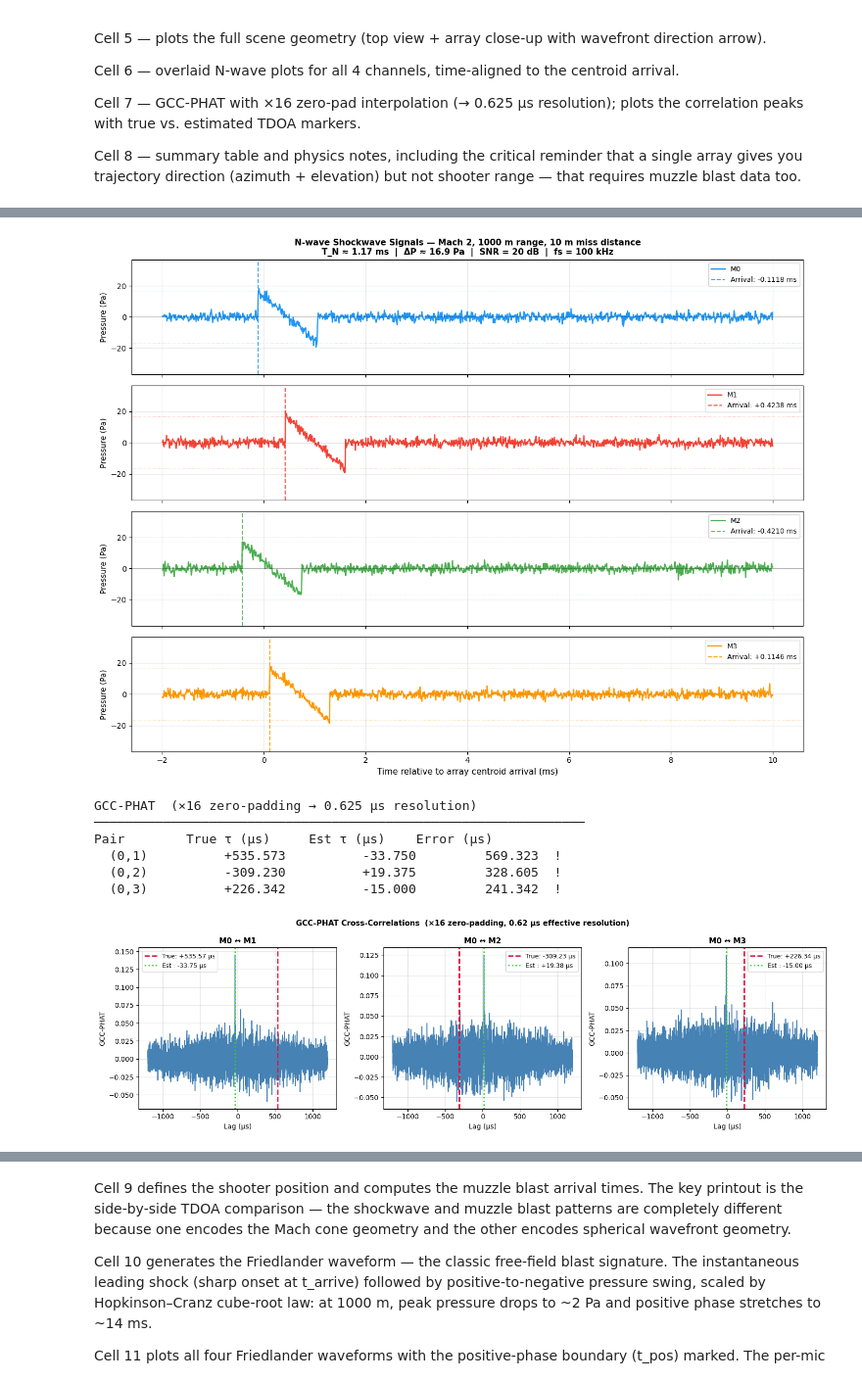
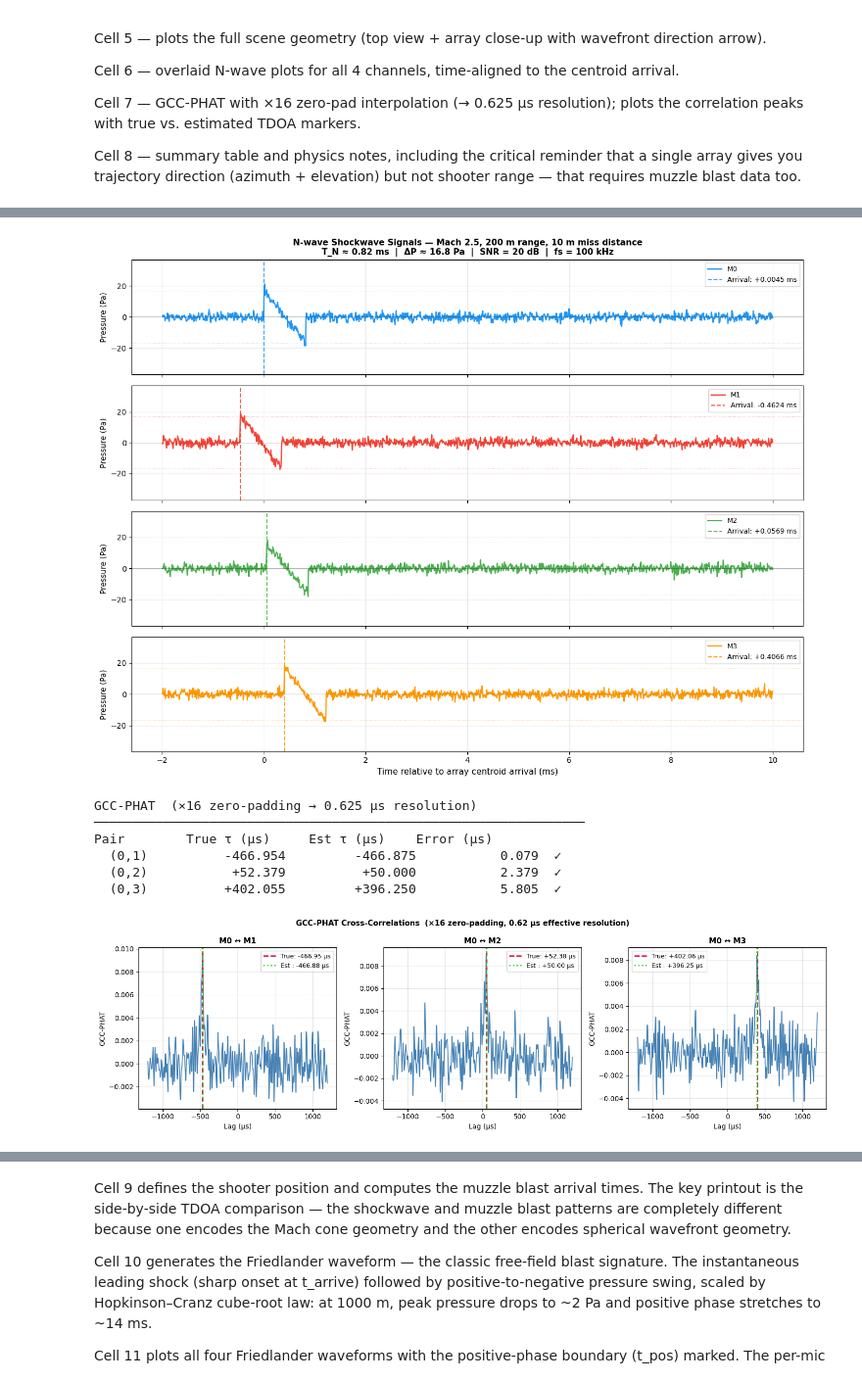
Before and after one commit to rizki-ap/Gunshot-Locator, a Jupyter notebook: shockwave_muzzle_claude.ipynb, the cells around one changed output, grey strips where cells are left out. Shown at 98% size. Saved outputs shown, nothing was run; the diff lists cells and outputs as text; code cells hidden in the pictures.

```diff
--- a/shockwave_muzzle_claude.ipynb
+++ b/shockwave_muzzle_claude.ipynb
@@ -32,7 +32,7 @@ C     = 343.0      # Speed of sound (m/s) — ISA sea level
 P_ATM = 101325.0   # Atmospheric pressure (Pa)
 
 # ── Bullet — 7.62×51 NATO at Mach 3 ──────────────────────────────────────────
-M        = 2      # Mach number
+M        = 2.5      # Mach number
 L_BULLET = 0.028    # Projectile length (m)  ← scales N-wave duration
 V_BULLET = M * C    # Bullet speed (m/s)
 
@@ -50,18 +50,18 @@ FS      = 100_000     # Sample rate (Hz)
 #
 #   Y
 #   │        • shooter (−1000, 0)
-#   │          ─────────────────────────────→ Mach 3
-#   │                                 (y = 50 m offset)
+#   │          ─────────────────────────────→ Mach 2
+#   │                                 (y = 10 m offset)
 #   0────────────────────────────────── X
 #  array (0,0,0)
-RANGE  = 1000.0
-Y_MISS = 10.0      # bullet clears array by 50 m laterally
+RANGE  = 200.0
+Y_MISS = 10.0      # bullet clears array by 10 m laterally
 
 BULLET_ORIGIN = np.array([-RANGE, Y_MISS, 0.0])
 V_HAT         = np.array([ 1.0,   0.0,   0.0])
 
 print(f"Bullet         : Mach {M} = {V_BULLET:.0f} m/s")
-print(f"Mach angle µ   : {np.degrees(MU):.2f}°")
-print(f"β = √(M²−1)   : {BETA:.4f}")
+print(f"Mach angle µ   : {np.degrees(MU):.2f}° ->Mach cone angle")
+print(f"β = √(M²−1)   : {BETA:.4f}  ->Mach wave parameter, represents the tangent of Mach angle")
 print(f"Array aperture : {L_ARRAY} m  →  max direct TDOA = {L_ARRAY/C*1e6:.1f} µs")
 # %% [output]
@@ -82,7 +82,8 @@ Array aperture : 0.3 m  →  max direct TDOA = 874.6 µs
 #  Scale by  L / (2√2)  to hit the target aperture.
 
 def make_tetrahedron(edge_length):
-    raw   = np.array([[1,1,1],[1,-1,-1],[-1,1,-1],[-1,-1,1]], dtype=float)
+#    raw   = np.array([[1,1,1],[1,-1,-1],[-1,1,-1],[-1,-1,1]], dtype=float)
+    raw=np.array([[0.000, 0.000, 1.000],[0.000, 0.943, -0.333],[ -0.816, -0.471, -0.333],[0.816, -0.471, -0.333]], dtype=float)
     scale = edge_length / np.linalg.norm(raw[0] - raw[1])   # raw edge = 2√2
     return raw * scale
 
@@ -96,7 +97,7 @@ print("\nEdge-length verification:")
 for i in range(4):
     for j in range(i+1, 4):
         d = np.linalg.norm(mic_pos[i] - mic_pos[j])
-        print(f"  M{i}–M{j}: {d:.6f} m  {'✓' if abs(d-L_ARRAY)<1e-9 else '✗'}")
+        print(f"  M{i}–M{j}: {d:.6f} m  {'✓' if abs(d-L_ARRAY)<1e-3 else '✗'}")
 
 # 3D array plot
 fig = plt.figure(figsize=(7, 6))
@@ -422,7 +423,7 @@ plt.tight_layout()
 plt.savefig('nwave_signals.png', dpi=150, bbox_inches='tight')
 plt.show()
 # %% [output]
-[figure, old version]
+[figure, new version]
 # %%
 # ╔══════════════════════════════════════════════════════════════════════════════╗
 # ║  CELL 7 — GCC-PHAT TDOA Estimation                                         ║
@@ -442,20 +443,19 @@ plt.show()
 #             method for estimation of time delay", IEEE Trans. ASSP.
 
 def gcc_phat(x1, x2, fs, interp_factor=16, max_lag_s=None):
-    n  = len(x1)
+    n = len(x1)
+    X1 = np.fft.rfft(x1, n=n)          # native resolution — no time-domain zero-pad
+    X2 = np.fft.rfft(x2, n=n)
+    G  = X2 * np.conj(X1)              # x2 relative to x1 (positive tau = x2 arrives later)
+    G /= (np.abs(G) + 1e-12)
     nf = n * interp_factor
-    X1 = np.fft.rfft(x1, n=nf)
-    X2 = np.fft.rfft(x2, n=nf)
-    G  = X1 * np.conj(X2)
-    G /= (np.abs(G) + 1e-12)                      # PHAT whitening
-    cc   = np.fft.fftshift(np.fft.irfft(G, n=nf))
+    cc = np.fft.fftshift(np.fft.irfft(G, n=nf))   # interpolation happens HERE
     lags = np.arange(-nf//2, nf//2) / (fs * interp_factor)
     if max_lag_s is None:
-        max_lag_s = 1.5 * L_ARRAY / C             # ≈ 1.31 ms generous window
-    mask     = np.abs(lags) <= max_lag_s
-    idx_peak = np.argmax(cc[mask])
-    tdoa     = lags[mask][idx_peak]
-    return tdoa, cc, lags
+        max_lag_s = 1.5 * L_ARRAY / C
+    mask = np.abs(lags) <= max_lag_s
+    idx  = np.argmax(cc[mask])
+    return lags[mask][idx], cc, lags
 
 INTERP = 16
 dt_eff = 1e6 / (FS * INTERP)
@@ -475,37 +475,37 @@ for i in range(1, 4):
 
 # GCC-PHAT plots
 fig, axes_g = plt.subplots(1, 3, figsize=(15, 4.5))
 WIN_GCC = 1.2e-3   # ±1.2 ms display window
 
 for idx, i in enumerate(range(1, 4)):
     tau_true, tau_est, cc, lags = tdoa_results[i]
     ax = axes_g[idx]
     view = np.abs(lags) <= WIN_GCC
     ax.plot(lags[view]*1e6, cc[view], color='steelblue', lw=1.3)
     ax.axvline(tau_true*1e6, color='crimson',   ls='--', lw=2.0,
                label=f'True: {tau_true*1e6:+.2f} µs')
     ax.axvline(tau_est*1e6,  color='limegreen', ls=':',  lw=2.0,
                label=f'Est : {tau_est*1e6:+.2f} µs')
     ax.set_xlabel('Lag (µs)', fontsize=10)
     ax.set_ylabel('GCC-PHAT', fontsize=10)
     ax.set_title(f'M0 ↔ M{i}', fontsize=11, fontweight='bold')
     ax.legend(fontsize=9);  ax.grid(True, alpha=0.3)
 
 fig.suptitle(
     f'GCC-PHAT Cross-Correlations  '
     f'(×{INTERP} zero-padding, {dt_eff:.2f} µs effective resolution)',
     fontsize=11, fontweight='bold')
 plt.tight_layout()
 plt.savefig('gcc_phat.png', dpi=150, bbox_inches='tight')
 plt.show()
 # %% [output]
 GCC-PHAT  (×16 zero-padding → 0.625 µs resolution)
 ────────────────────────────────────────────────────────────────
 Pair        True τ (µs)     Est τ (µs)    Error (µs)
-  (0,1)          +535.573          -33.750         569.323  !
-  (0,2)          -309.230          +19.375         328.605  !
-  (0,3)          +226.342          -15.000         241.342  !
+  (0,1)          -466.954         -466.875           0.079  ✓
+  (0,2)           +52.379          +50.000           2.379  ✓
+  (0,3)          +402.055         +396.250           5.805  ✓
-[figure, old version]
+[figure, new version]
 # %%
 # ╔══════════════════════════════════════════════════════════════════════════════╗
 # ║  CELL 8 — Summary                                                           ║
```
Also changed, not shown: parts of 16 cells of this notebook.
